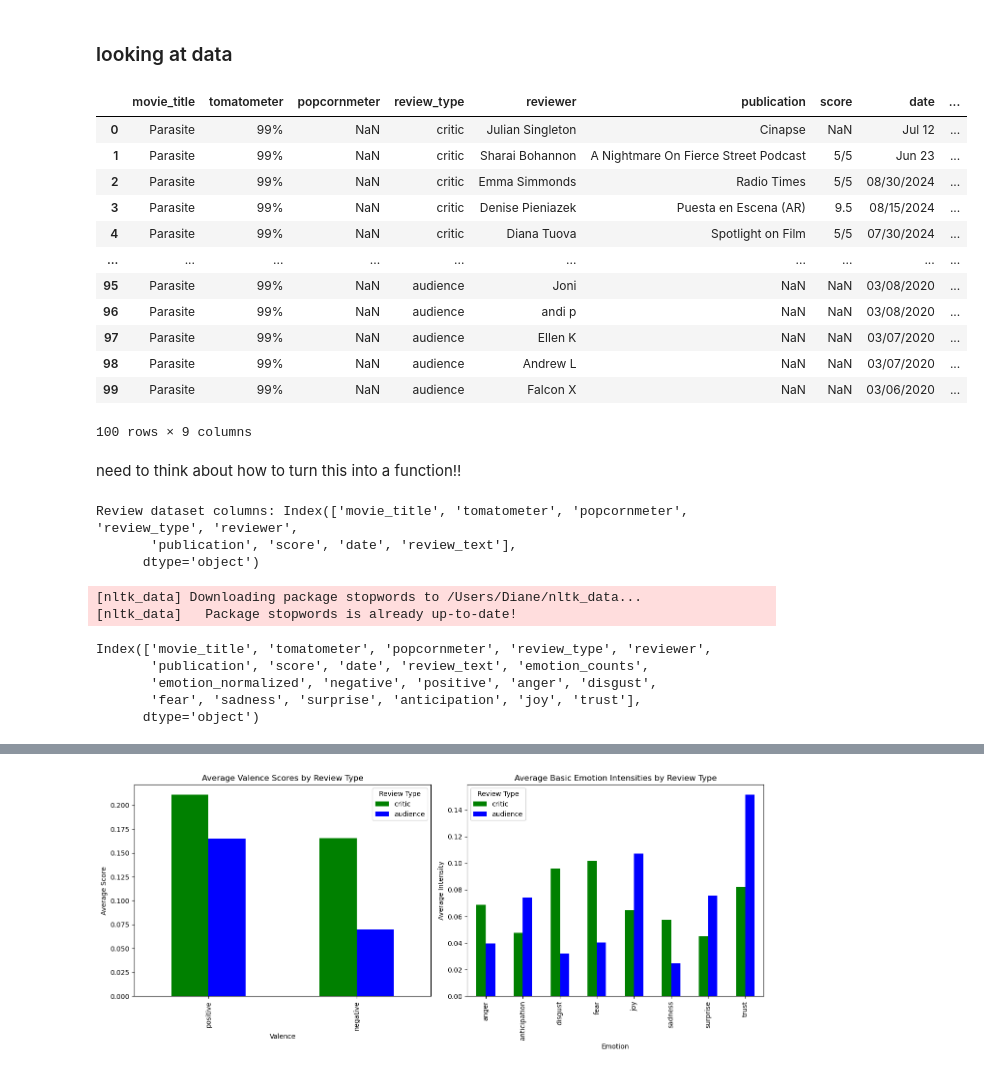
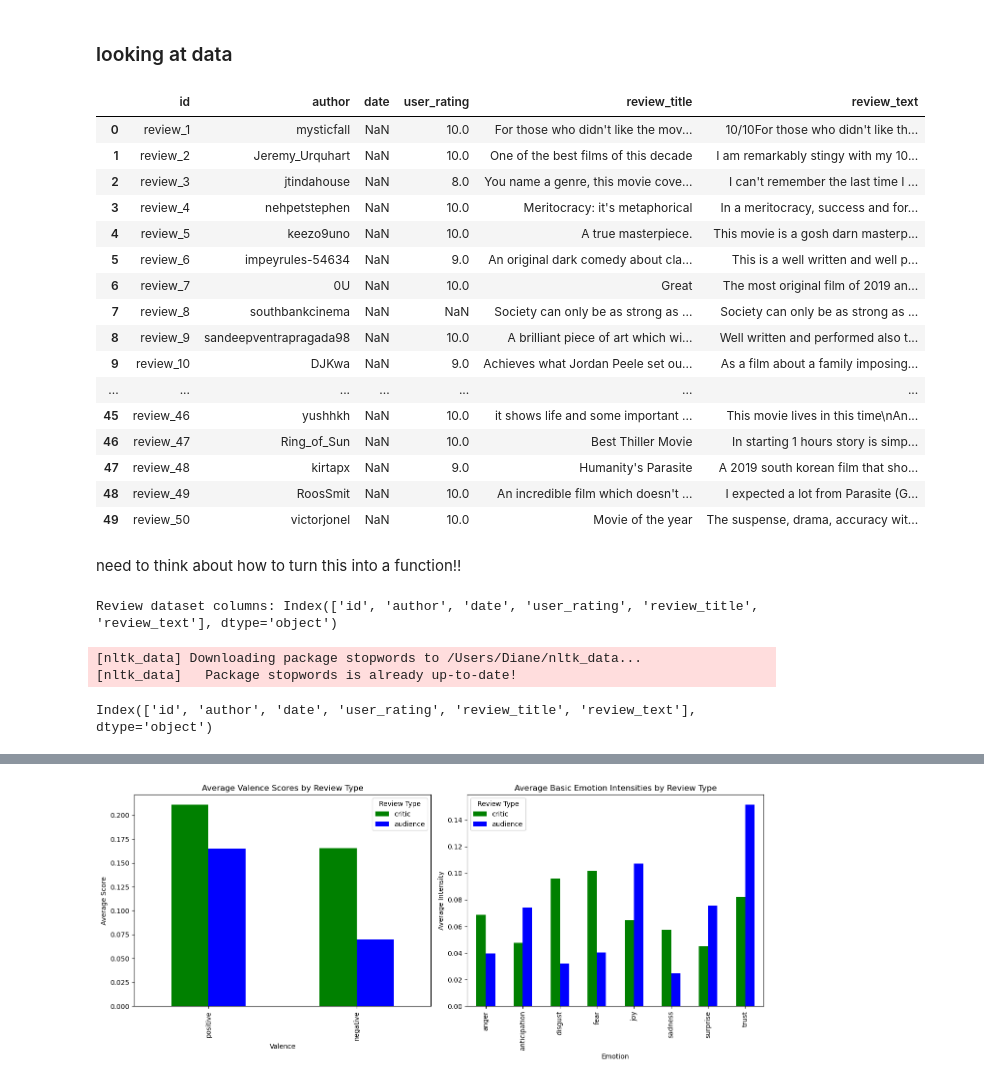
Before and after one commit to diane-zhou/psych186b-project, a Jupyter notebook: ML_model.ipynb, the cells around one changed output, grey strips where cells are left out. Saved outputs shown, nothing was run; the diff lists cells and outputs as text; code cells hidden in the pictures.

```diff
--- a/ML_model.ipynb
+++ b/ML_model.ipynb
@@ -9,22 +9,26 @@ from wordcloud import WordCloud
 # %% [markdown]
 ### looking at data
 # %%
-df = pd.read_csv('/Users/Diane/Desktop/PSYCH 186B/project/reviews_Parasite_RT.csv')
+df = pd.read_csv('/Users/Diane/Desktop/PSYCH 186B/project/reviews_imdb_parasite_new.csv')
 df
 # %% [output]
-|  | movie_title | tomatometer | popcornmeter | review_type | reviewer | publication | score | date | ... |
-| 0 | Parasite | 99% | NaN | critic | Julian Singleton | Cinapse | NaN | Jul 12 | ... |
-| 1 | Parasite | 99% | NaN | critic | Sharai Bohannon | A Nightmare On Fierce Street Podcast | 5/5 | Jun 23 | ... |
-| 2 | Parasite | 99% | NaN | critic | Emma Simmonds | Radio Times | 5/5 | 08/30/2024 | ... |
-| 3 | Parasite | 99% | NaN | critic | Denise Pieniazek | Puesta en Escena (AR) | 9.5 | 08/15/2024 | ... |
-| 4 | Parasite | 99% | NaN | critic | Diana Tuova | Spotlight on Film | 5/5 | 07/30/2024 | ... |
-| ... | ... | ... | ... | ... | ... | ... | ... | ... | ... |
-| 95 | Parasite | 99% | NaN | audience | Joni | NaN | NaN | 03/08/2020 | ... |
-| 96 | Parasite | 99% | NaN | audience | andi p | NaN | NaN | 03/08/2020 | ... |
-| 97 | Parasite | 99% | NaN | audience | Ellen K | NaN | NaN | 03/07/2020 | ... |
-| 98 | Parasite | 99% | NaN | audience | Andrew L | NaN | NaN | 03/07/2020 | ... |
-| 99 | Parasite | 99% | NaN | audience | Falcon X | NaN | NaN | 03/06/2020 | ... |
+|  | id | author | date | user_rating | review_title | review_text |
+| 0 | review_1 | mysticfall | NaN | 10.0 | For those who didn't like the mov... | 10/10For those who didn't like th... |
+| 1 | review_2 | Jeremy_Urquhart | NaN | 10.0 | One of the best films of this decade | I am remarkably stingy with my 10... |
+| 2 | review_3 | jtindahouse | NaN | 8.0 | You name a genre, this movie cove... | I can't remember the last time I ... |
+| 3 | review_4 | nehpetstephen | NaN | 10.0 | Meritocracy: it's metaphorical | In a meritocracy, success and for... |
+| 4 | review_5 | keezo9uno | NaN | 10.0 | A true masterpiece. | This movie is a gosh darn masterp... |
+| 5 | review_6 | impeyrules-54634 | NaN | 9.0 | An original dark comedy about cla... | This is a well written and well p... |
+| 6 | review_7 | 0U | NaN | 10.0 | Great | The most original film of 2019 an... |
+| 7 | review_8 | southbankcinema | NaN | NaN | Society can only be as strong as ... | Society can only be as strong as ... |
+| 8 | review_9 | sandeepventrapragada98 | NaN | 10.0 | A brilliant piece of art which wi... | Well written and performed also t... |
+| 9 | review_10 | DJKwa | NaN | 9.0 | Achieves what Jordan Peele set ou... | As a film about a family imposing... |
+| ... | ... | ... | ... | ... | ... | ... |
+| 45 | review_46 | yushhkh | NaN | 10.0 | it shows life and some important ... | This movie lives in this time\nAn... |
+| 46 | review_47 | Ring_of_Sun | NaN | 10.0 | Best Thiller Movie | In starting 1 hours story is simp... |
+| 47 | review_48 | kirtapx | NaN | 9.0 | Humanity's Parasite | A 2019 south korean film that sho... |
+| 48 | review_49 | RoosSmit | NaN | 10.0 | An incredible film which doesn't ... | I expected a lot from Parasite (G... |
+| 49 | review_50 | victorjonel | NaN | 10.0 | Movie of the year | The suspense, drama, accuracy wit... |
-100 rows × 9 columns
 # %% [markdown]
 need to think about how to turn this into a function!!
 # %%
@@ -41,19 +45,13 @@ lex = lex[lex['assoc'] == 1]
 emotion_map = lex.groupby('word')['emotion'].apply(list).to_dict()
 print("Review dataset columns:", df.columns)
 # %% [output]
-Review dataset columns: Index(['movie_title', 'tomatometer', 'popcornmeter', 'review_type', 'reviewer',
-       'publication', 'score', 'date', 'review_text'],
-      dtype='object')
+Review dataset columns: Index(['id', 'author', 'date', 'user_rating', 'review_title', 'review_text'], dtype='object')
 [nltk_data] Downloading package stopwords to /Users/Diane/nltk_data...
 [nltk_data]   Package stopwords is already up-to-date!
 # %%
 df.columns
 # %% [output]
-Index(['movie_title', 'tomatometer', 'popcornmeter', 'review_type', 'reviewer',
-       'publication', 'score', 'date', 'review_text', 'emotion_counts',
-       'emotion_normalized', 'negative', 'positive', 'anger', 'disgust',
-       'fear', 'sadness', 'surprise', 'anticipation', 'joy', 'trust'],
-      dtype='object')
+Index(['id', 'author', 'date', 'user_rating', 'review_title', 'review_text'], dtype='object')
 # %%
 # define necessary functions
 
```
Also changed, not shown: parts of 3 cells of this notebook, 4 other files.
